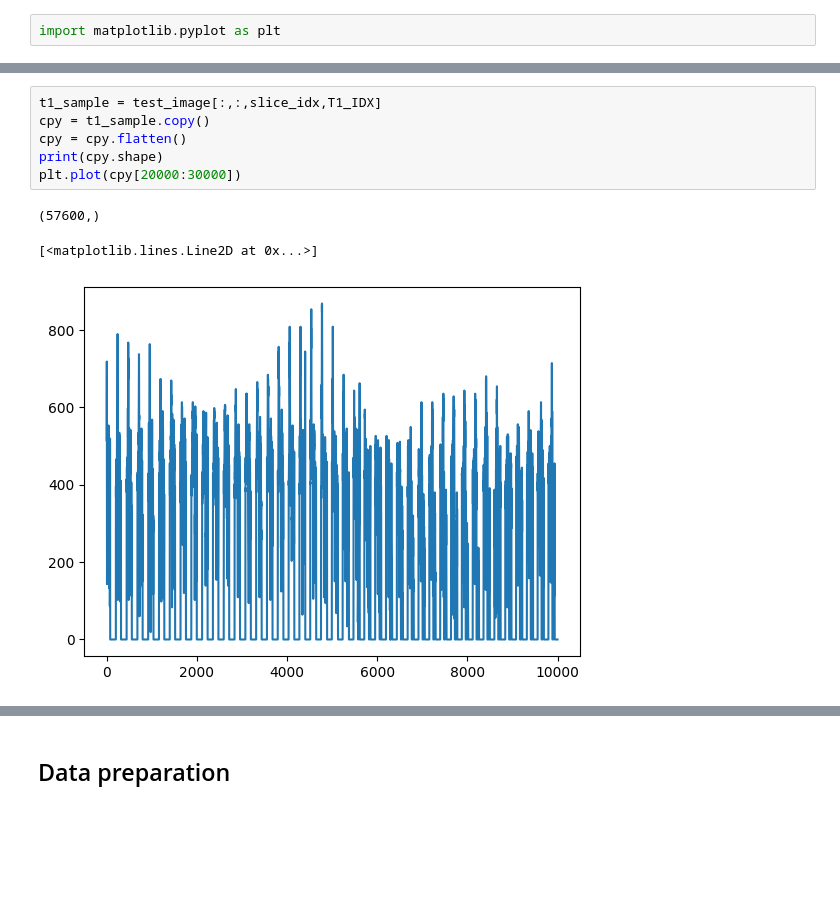
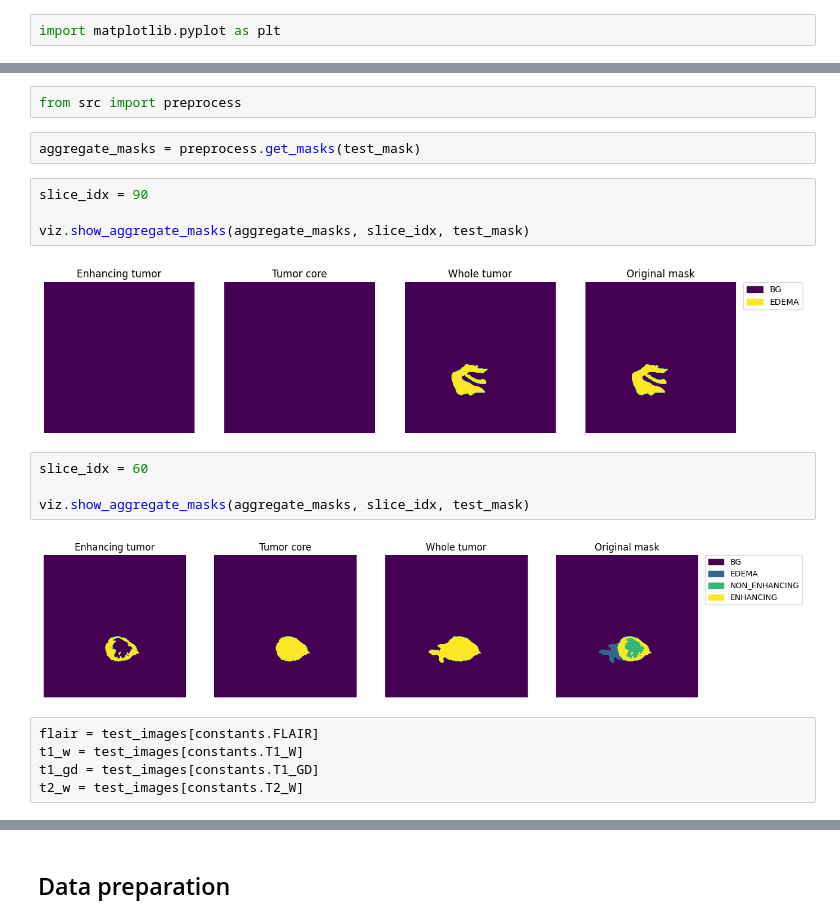
Before and after one commit to nashirj/mri-3d-segmentation, a Jupyter notebook: notebooks/mri-segmentation.ipynb, the cells around one changed output, grey strips where cells are left out. Saved outputs shown, nothing was run; the diff lists cells and outputs as text; blank space fills up the shorter version.

```diff
--- a/notebooks/mri-segmentation.ipynb
+++ b/notebooks/mri-segmentation.ipynb
@@ -249,13 +156,24 @@ plt.imshow(test_mask[:,:,slice_idx])
-# %%
-t1_sample = test_image[:,:,slice_idx,T1_IDX]
-cpy = t1_sample.copy()
-cpy = cpy.flatten()
-print(cpy.shape)
-plt.plot(cpy[20000:30000])
-# %% [output]
-(57600,)
-[<matplotlib.lines.Line2D at 0x...>]
-[figure, removed]
+# %%
+from src import preprocess
+# %%
+aggregate_masks = preprocess.get_masks(test_mask)
+# %%
+slice_idx = 90
+
+viz.show_aggregate_masks(aggregate_masks, slice_idx, test_mask)
+# %% [output]
+[figure, added]
+# %%
+slice_idx = 60
+
+viz.show_aggregate_masks(aggregate_masks, slice_idx, test_mask)
+# %% [output]
+[figure, added]
+# %%
+flair = test_images[constants.FLAIR]
+t1_w = test_images[constants.T1_W]
+t1_gd = test_images[constants.T1_GD]
+t2_w = test_images[constants.T2_W]
 # %%
 print(f"Showing slice {slice_idx} without mask")
 
```
Also changed, not shown: parts of 29 cells of this notebook, 3 other files.
